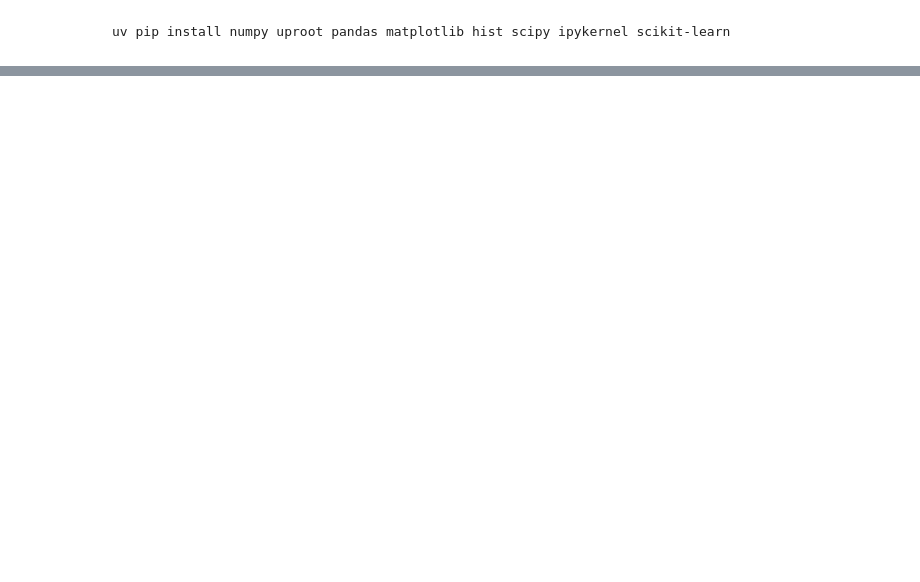
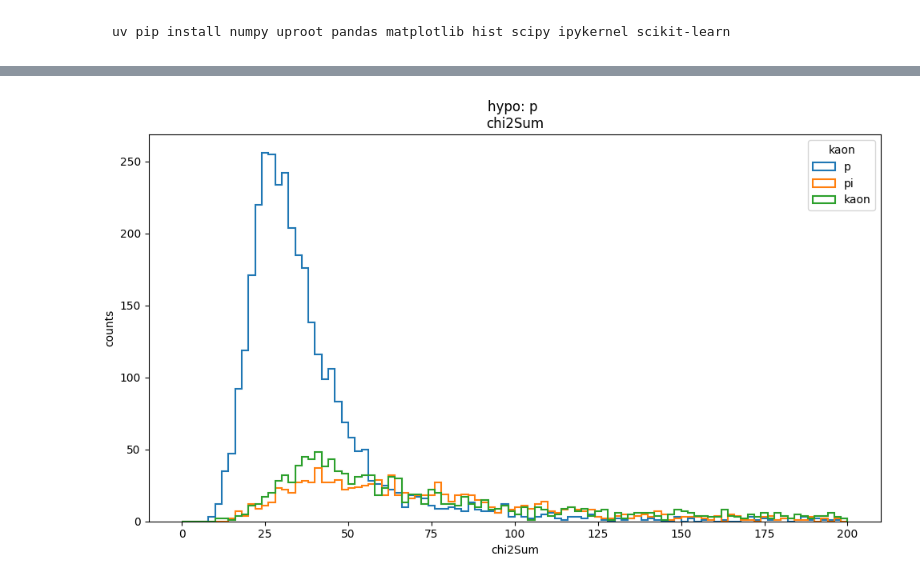
Before and after one commit to WhoIsSanira/acts, a Jupyter notebook: notebooks/test.ipynb, the cells around one changed output, grey strips where cells are left out. Saved outputs shown, nothing was run; the diff lists cells and outputs as text; code cells hidden in the pictures; blank space fills up the shorter version.

Commit message:
get the single output file

```diff
--- a/notebooks/test.ipynb
+++ b/notebooks/test.ipynb
@@ -126,0 +113,89 @@ plt.show()
+# %%
+#plotting data from a single root file
+import matplotlib.pyplot as plt
+import numpy as np
+import uproot
+import awkward as ak
+
+
+particles = {
+    "p": (2212, -2212),
+    "pi": (211, -211),
+    "kaon": (321, -321)
+}
+
+branches = ["chi2Sum"]
+ranges = {"chi2Sum": (0, 200)}
+
+def load_data():
+    with uproot.open("/workspaces/acts/tracksummary_kf_all.root") as file:
+        tree = file["tracksummary"]
+        data = {}
+
+        for branch in ["hypo_pdg", "t_pdg"] + branches:
+            if branch in tree:
+                arr = tree[branch].array(library="ak")
+                data[branch] = ak.flatten(arr)
+            else:
+                print(f"Branch {branch} not found")
+        return data
+
+def plot_pdg_check(data, hypo_name, hypo_pdg):
+    hypo_mask = np.isin(data["hypo_pdg"], hypo_pdg)
+    pdg_codes = [-2212, -321, -211, 211, 321, 2212]
+
+    fig1 = plt.figure(figsize=(10, 6))
+
+    plt.hist(data["hypo_pdg"][hypo_mask], bins=100, histtype='step', color='blue')
+    plt.title(f"hypo pdg for {hypo_name} hypothesis")
+    plt.xlabel("pdg code")
+    plt.ylabel("counts")
+    plt.tight_layout()
+    plt.show()
+
+    fig2 = plt.figure(figsize=(10, 6))
+    plt.hist(data["t_pdg"][hypo_mask], bins=100, histtype='step', color='red')
+    plt.title("truth particles pdg")
+    plt.xlabel("pdg code")
+    plt.ylabel("counts")
+    plt.xticks(pdg_codes, rotation=45)
+    plt.tight_layout()
+    plt.show()
+
+def plot_hypothesis(data, hypo_name, hypo_pdg):
+    hypo_mask = np.isin(data["hypo_pdg"], hypo_pdg)
+
+    for branch in branches:
+
+        fig, ax = plt.subplots(figsize=(10, 6))
+        has_data = False
+
+        for truth_name, truth_pdg in particles.items():
+            truth_mask = np.isin(data["t_pdg"], truth_pdg)
+            combined_mask = hypo_mask & truth_mask
+            values = data[branch][combined_mask]
+
+            ax.hist(values, bins=100, range=ranges[branch], histtype='step',
+                   label=truth_name, linewidth=1.5)
+            has_data = True
+
+        if has_data:
+            ax.legend(title=truth_name)
+            ax.set_title(f"hypo: {hypo_name} \n{branch}")
+            ax.set_xlabel(branch)
+            ax.set_ylabel("counts")
+            plt.tight_layout()
+            plt.show()
+
+        else:
+            plt.close()
+            print(f"no data for {hypo_name} and {branch}")
+
+if __name__ == "__main__":
+    data = load_data()
+
+    for hypo_name, hypo_pdg in particles.items():
+       plot_hypothesis(data, hypo_name, hypo_pdg)
+       plot_pdg_check(data, hypo_name, hypo_pdg)
+# %% [output]
+[figure, added]
```
Also changed, not shown: parts of 4 cells of this notebook, 7 other files.
